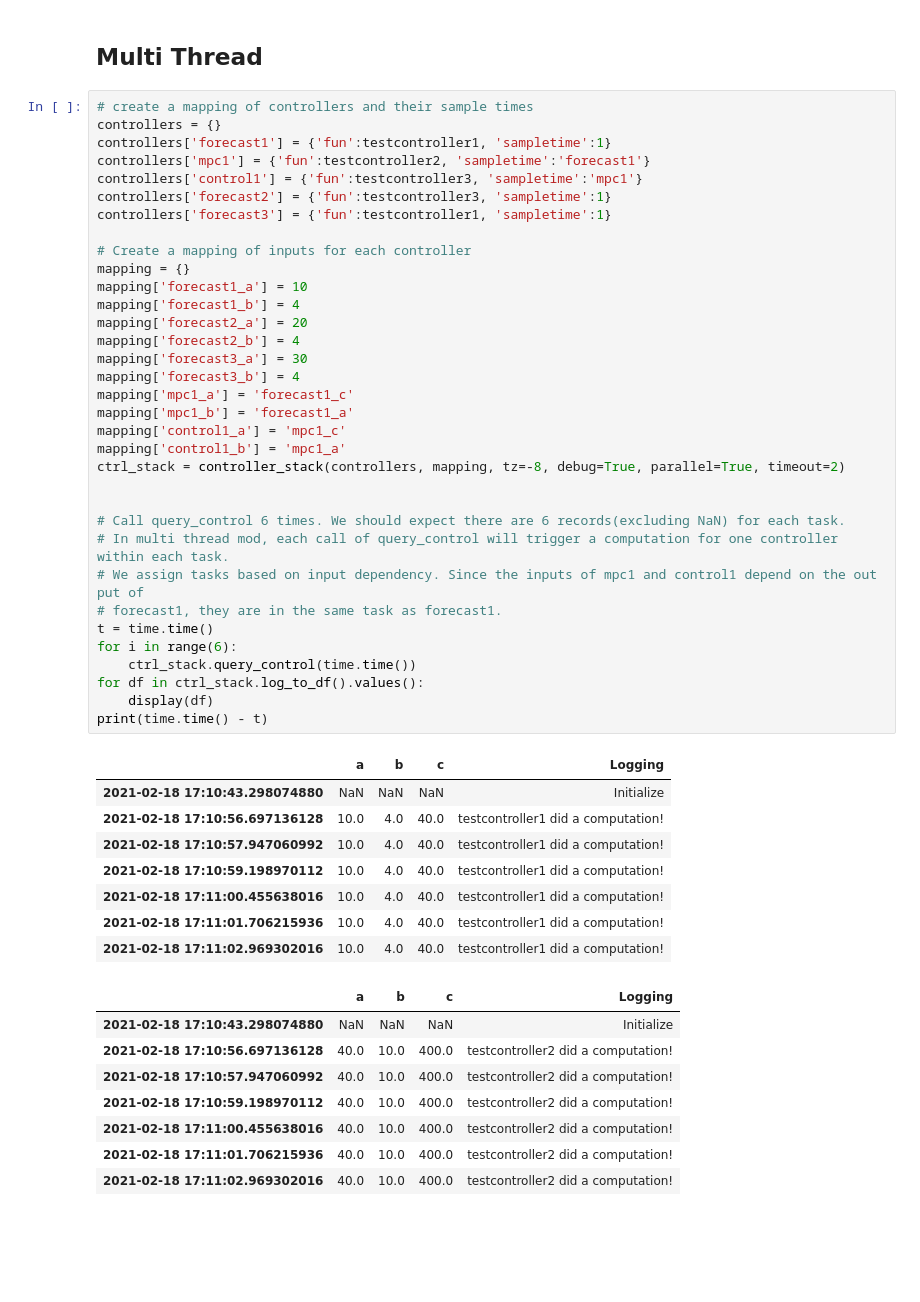
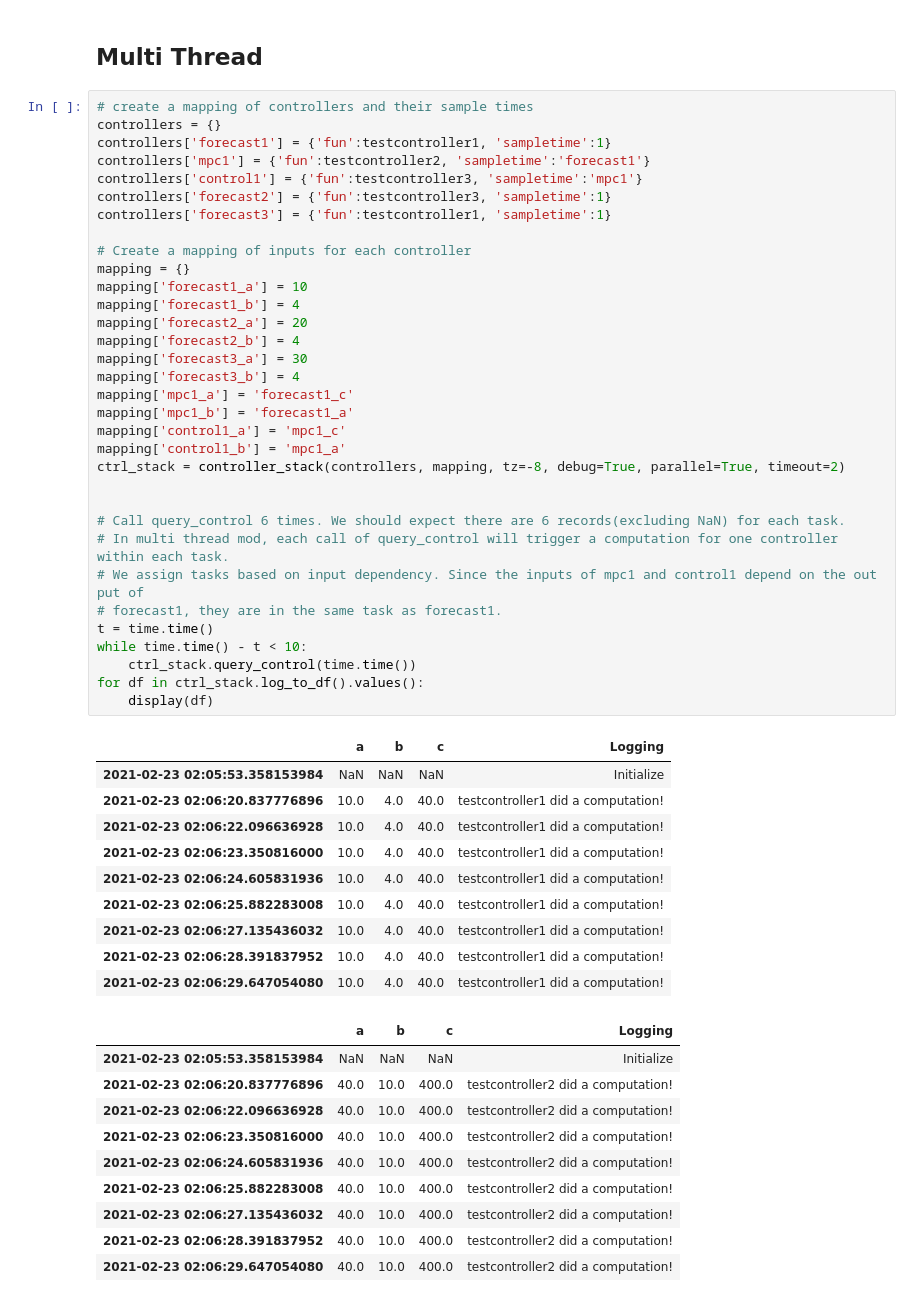
Before and after one commit to LBNL-ETA/FMLC, a Jupyter notebook: Examples/Test.ipynb, the cells around one changed output. Drawn from its saved outputs; the diff is of its cells as text; blank space fills up the shorter version.

```diff
--- a/Examples/Test.ipynb
+++ b/Examples/Test.ipynb
@@ -154,48 +154,51 @@ controllers['forecast1'] = {'fun':testcontroller1, 'sampletime':1}
 controllers['mpc1'] = {'fun':testcontroller2, 'sampletime':'forecast1'}
 controllers['control1'] = {'fun':testcontroller3, 'sampletime':'mpc1'}
 controllers['forecast2'] = {'fun':testcontroller3, 'sampletime':1}
 controllers['forecast3'] = {'fun':testcontroller1, 'sampletime':1}
 
 # Create a mapping of inputs for each controller
 mapping = {}
 mapping['forecast1_a'] = 10
 mapping['forecast1_b'] = 4
 mapping['forecast2_a'] = 20
 mapping['forecast2_b'] = 4
 mapping['forecast3_a'] = 30
 mapping['forecast3_b'] = 4
 mapping['mpc1_a'] = 'forecast1_c'
 mapping['mpc1_b'] = 'forecast1_a'
 mapping['control1_a'] = 'mpc1_c'
 mapping['control1_b'] = 'mpc1_a'
 ctrl_stack = controller_stack(controllers, mapping, tz=-8, debug=True, parallel=True, timeout=2)
 
 
 # Call query_control 6 times. We should expect there are 6 records(excluding NaN) for each task.
 # In multi thread mod, each call of query_control will trigger a computation for one controller within each task.
 # We assign tasks based on input dependency. Since the inputs of mpc1 and control1 depend on the out put of
 # forecast1, they are in the same task as forecast1.
 t = time.time()
-for i in range(6):
+while time.time() - t < 10:
     ctrl_stack.query_control(time.time())
 for df in ctrl_stack.log_to_df().values():
     display(df)
-print(time.time() - t)
 # %% [output]
 |  | a | b | c | Logging |
-| 2021-02-18 17:10:43.298074880 | NaN | NaN | NaN | Initialize |
-| 2021-02-18 17:10:56.697136128 | 10.0 | 4.0 | 40.0 | testcontroller1 did a computation! |
-| 2021-02-18 17:10:57.947060992 | 10.0 | 4.0 | 40.0 | testcontroller1 did a computation! |
-| 2021-02-18 17:10:59.198970112 | 10.0 | 4.0 | 40.0 | testcontroller1 did a computation! |
-| 2021-02-18 17:11:00.455638016 | 10.0 | 4.0 | 40.0 | testcontroller1 did a computation! |
-| 2021-02-18 17:11:01.706215936 | 10.0 | 4.0 | 40.0 | testcontroller1 did a computation! |
-| 2021-02-18 17:11:02.969302016 | 10.0 | 4.0 | 40.0 | testcontroller1 did a computation! |
+| 2021-02-23 02:05:53.358153984 | NaN | NaN | NaN | Initialize |
+| 2021-02-23 02:06:20.837776896 | 10.0 | 4.0 | 40.0 | testcontroller1 did a computation! |
+| 2021-02-23 02:06:22.096636928 | 10.0 | 4.0 | 40.0 | testcontroller1 did a computation! |
+| 2021-02-23 02:06:23.350816000 | 10.0 | 4.0 | 40.0 | testcontroller1 did a computation! |
+| 2021-02-23 02:06:24.605831936 | 10.0 | 4.0 | 40.0 | testcontroller1 did a computation! |
+| 2021-02-23 02:06:25.882283008 | 10.0 | 4.0 | 40.0 | testcontroller1 did a computation! |
+| 2021-02-23 02:06:27.135436032 | 10.0 | 4.0 | 40.0 | testcontroller1 did a computation! |
+| 2021-02-23 02:06:28.391837952 | 10.0 | 4.0 | 40.0 | testcontroller1 did a computation! |
+| 2021-02-23 02:06:29.647054080 | 10.0 | 4.0 | 40.0 | testcontroller1 did a computation! |
 |  | a | b | c | Logging |
-| 2021-02-18 17:10:43.298074880 | NaN | NaN | NaN | Initialize |
-| 2021-02-18 17:10:56.697136128 | 40.0 | 10.0 | 400.0 | testcontroller2 did a computation! |
-| 2021-02-18 17:10:57.947060992 | 40.0 | 10.0 | 400.0 | testcontroller2 did a computation! |
-| 2021-02-18 17:10:59.198970112 | 40.0 | 10.0 | 400.0 | testcontroller2 did a computation! |
-| 2021-02-18 17:11:00.455638016 | 40.0 | 10.0 | 400.0 | testcontroller2 did a computation! |
-| 2021-02-18 17:11:01.706215936 | 40.0 | 10.0 | 400.0 | testcontroller2 did a computation! |
-| 2021-02-18 17:11:02.969302016 | 40.0 | 10.0 | 400.0 | testcontroller2 did a computation! |
+| 2021-02-23 02:05:53.358153984 | NaN | NaN | NaN | Initialize |
+| 2021-02-23 02:06:20.837776896 | 40.0 | 10.0 | 400.0 | testcontroller2 did a computation! |
+| 2021-02-23 02:06:22.096636928 | 40.0 | 10.0 | 400.0 | testcontroller2 did a computation! |
+| 2021-02-23 02:06:23.350816000 | 40.0 | 10.0 | 400.0 | testcontroller2 did a computation! |
+| 2021-02-23 02:06:24.605831936 | 40.0 | 10.0 | 400.0 | testcontroller2 did a computation! |
+| 2021-02-23 02:06:25.882283008 | 40.0 | 10.0 | 400.0 | testcontroller2 did a computation! |
+| 2021-02-23 02:06:27.135436032 | 40.0 | 10.0 | 400.0 | testcontroller2 did a computation! |
+| 2021-02-23 02:06:28.391837952 | 40.0 | 10.0 | 400.0 | testcontroller2 did a computation! |
+| 2021-02-23 02:06:29.647054080 | 40.0 | 10.0 | 400.0 | testcontroller2 did a computation! |
 |  | a | b | c | Logging |
```
Also changed, not shown: parts of 6 cells of this notebook, 3 other files.
